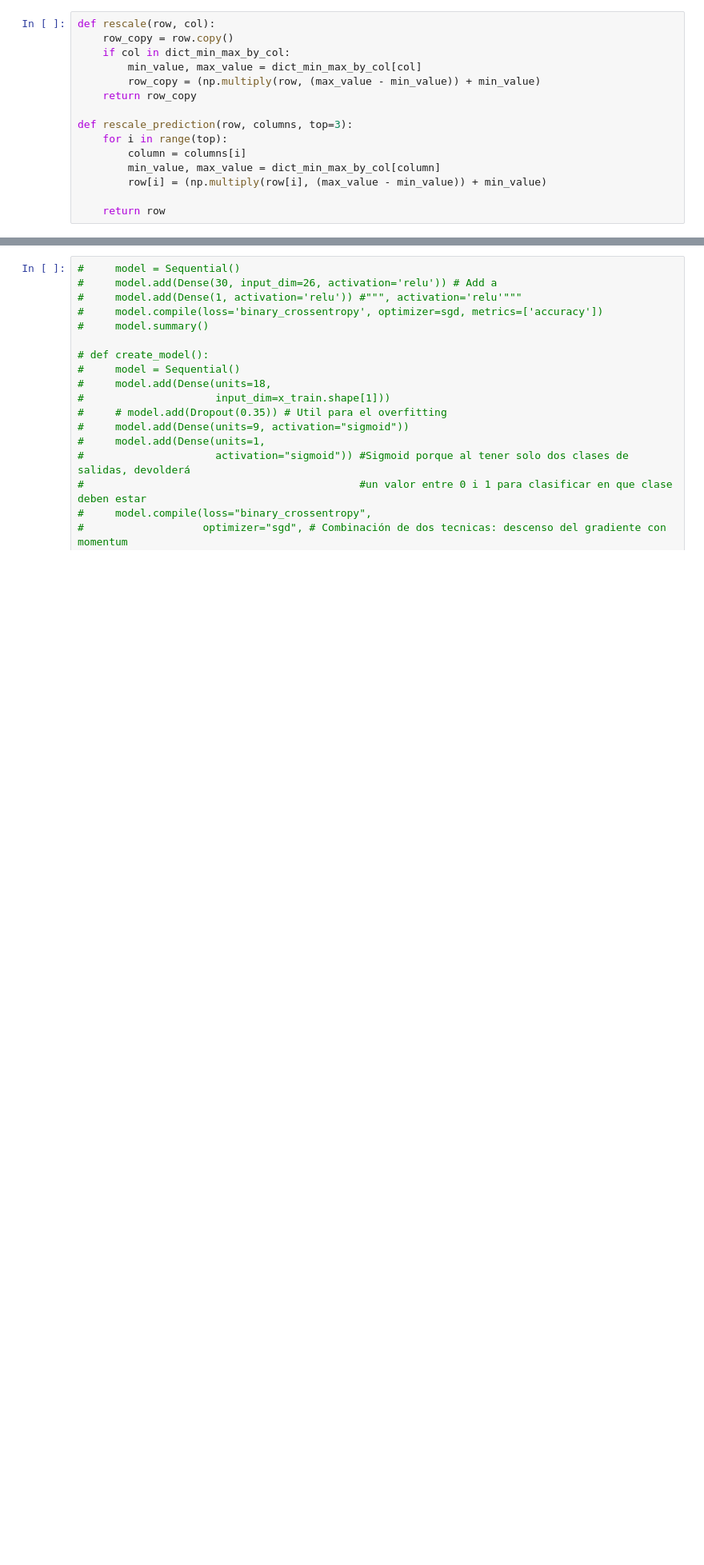
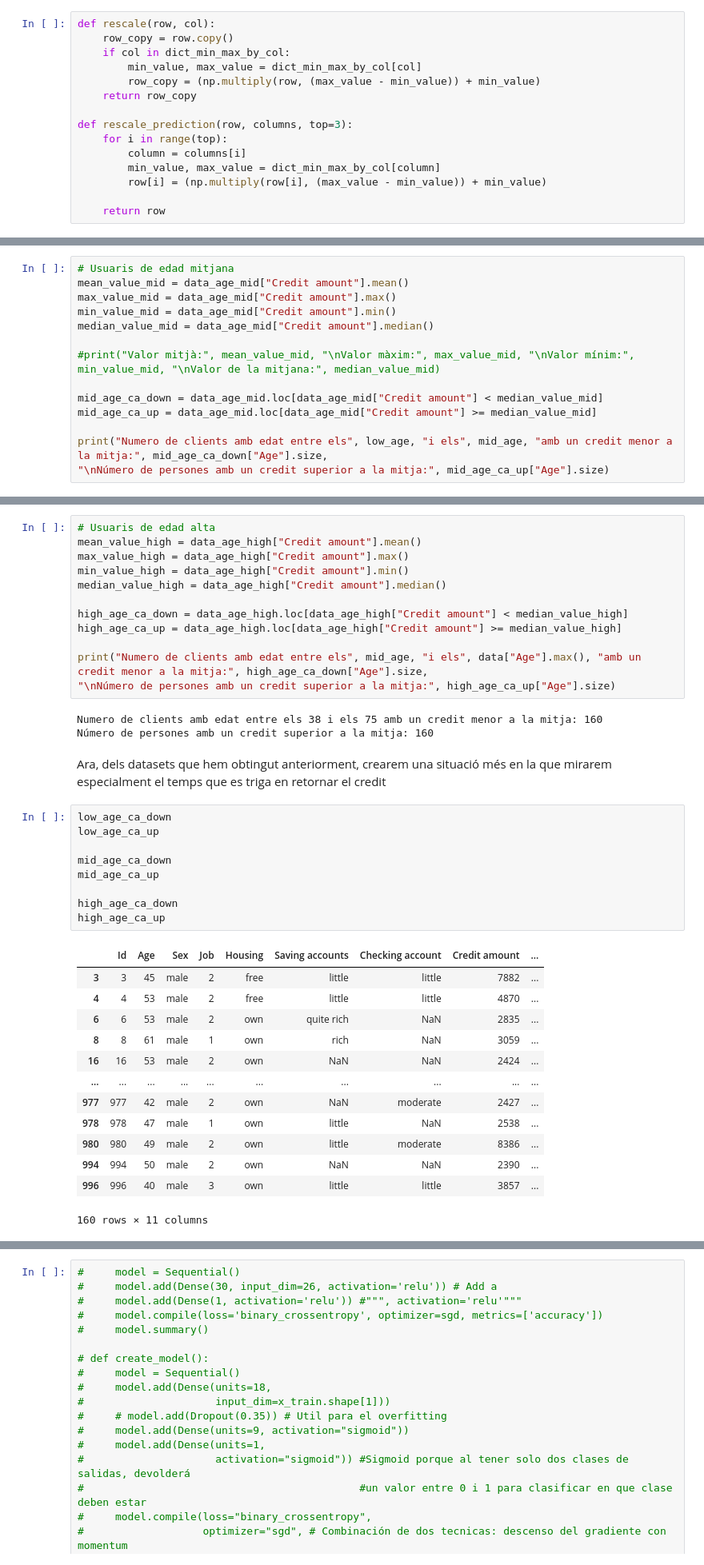
Before and after one commit to Gerard01mm/TFGAvaluacioDeContrafactuals, a Jupyter notebook: Aix360Version.ipynb, the cells around one changed output, grey strips where cells are left out. Shown at 80% size. Drawn from its saved outputs; the diff is of its cells as text; blank space fills up the shorter version.

```diff
--- a/Aix360Version.ipynb
+++ b/Aix360Version.ipynb
@@ -232,0 +283,14 @@ dfret.style.apply(highlight_ce, col="Difference between instances", ncols=3, axi
+# %%
+# Usuaris de edad mitjana
+mean_value_mid = data_age_mid["Credit amount"].mean()
+max_value_mid = data_age_mid["Credit amount"].max()
+min_value_mid = data_age_mid["Credit amount"].min()
+median_value_mid = data_age_mid["Credit amount"].median()
+
+#print("Valor mitjà:", mean_value_mid, "\nValor màxim:", max_value_mid, "\nValor mínim:", min_value_mid, "\nValor de la mitjana:", median_value_mid)
+
+mid_age_ca_down = data_age_mid.loc[data_age_mid["Credit amount"] < median_value_mid]
+mid_age_ca_up = data_age_mid.loc[data_age_mid["Credit amount"] >= median_value_mid]
+
+print("Numero de clients amb edat entre els", low_age, "i els", mid_age, "amb un credit menor a la mitja:", mid_age_ca_down["Age"].size,
+"\nNúmero de persones amb un credit superior a la mitja:", mid_age_ca_up["Age"].size)
@@ -232,0 +300,40 @@ dfret.style.apply(highlight_ce, col="Difference between instances", ncols=3, axi
+# %%
+# Usuaris de edad alta
+mean_value_high = data_age_high["Credit amount"].mean()
+max_value_high = data_age_high["Credit amount"].max()
+min_value_high = data_age_high["Credit amount"].min()
+median_value_high = data_age_high["Credit amount"].median()
+
+high_age_ca_down = data_age_high.loc[data_age_high["Credit amount"] < median_value_high]
+high_age_ca_up = data_age_high.loc[data_age_high["Credit amount"] >= median_value_high]
+
+print("Numero de clients amb edat entre els", mid_age, "i els", data["Age"].max(), "amb un credit menor a la mitja:", high_age_ca_down["Age"].size,
+"\nNúmero de persones amb un credit superior a la mitja:", high_age_ca_up["Age"].size)
+# %% [output]
+Numero de clients amb edat entre els 38 i els 75 amb un credit menor a la mitja: 160
+Número de persones amb un credit superior a la mitja: 160
+# %% [markdown]
+Ara, dels datasets que hem obtingut anteriorment, crearem una situació més en la que mirarem especialment el temps que es triga en retornar el credit
+# %%
+low_age_ca_down
+low_age_ca_up
+
+mid_age_ca_down
+mid_age_ca_up
+
+high_age_ca_down
+high_age_ca_up
+# %% [output]
+|  | Id | Age | Sex | Job | Housing | Saving accounts | Checking account | Credit amount | ... |
+| 3 | 3 | 45 | male | 2 | free | little | little | 7882 | ... |
+| 4 | 4 | 53 | male | 2 | free | little | little | 4870 | ... |
+| 6 | 6 | 53 | male | 2 | own | quite rich | NaN | 2835 | ... |
+| 8 | 8 | 61 | male | 1 | own | rich | NaN | 3059 | ... |
+| 16 | 16 | 53 | male | 2 | own | NaN | NaN | 2424 | ... |
+| ... | ... | ... | ... | ... | ... | ... | ... | ... | ... |
+| 977 | 977 | 42 | male | 2 | own | NaN | moderate | 2427 | ... |
+| 978 | 978 | 47 | male | 1 | own | little | NaN | 2538 | ... |
+| 980 | 980 | 49 | male | 2 | own | little | moderate | 8386 | ... |
+| 994 | 994 | 50 | male | 2 | own | NaN | NaN | 2390 | ... |
+| 996 | 996 | 40 | male | 3 | own | little | little | 3857 | ... |
+160 rows × 11 columns
```
Also changed, not shown: parts of 17 cells of this notebook.
